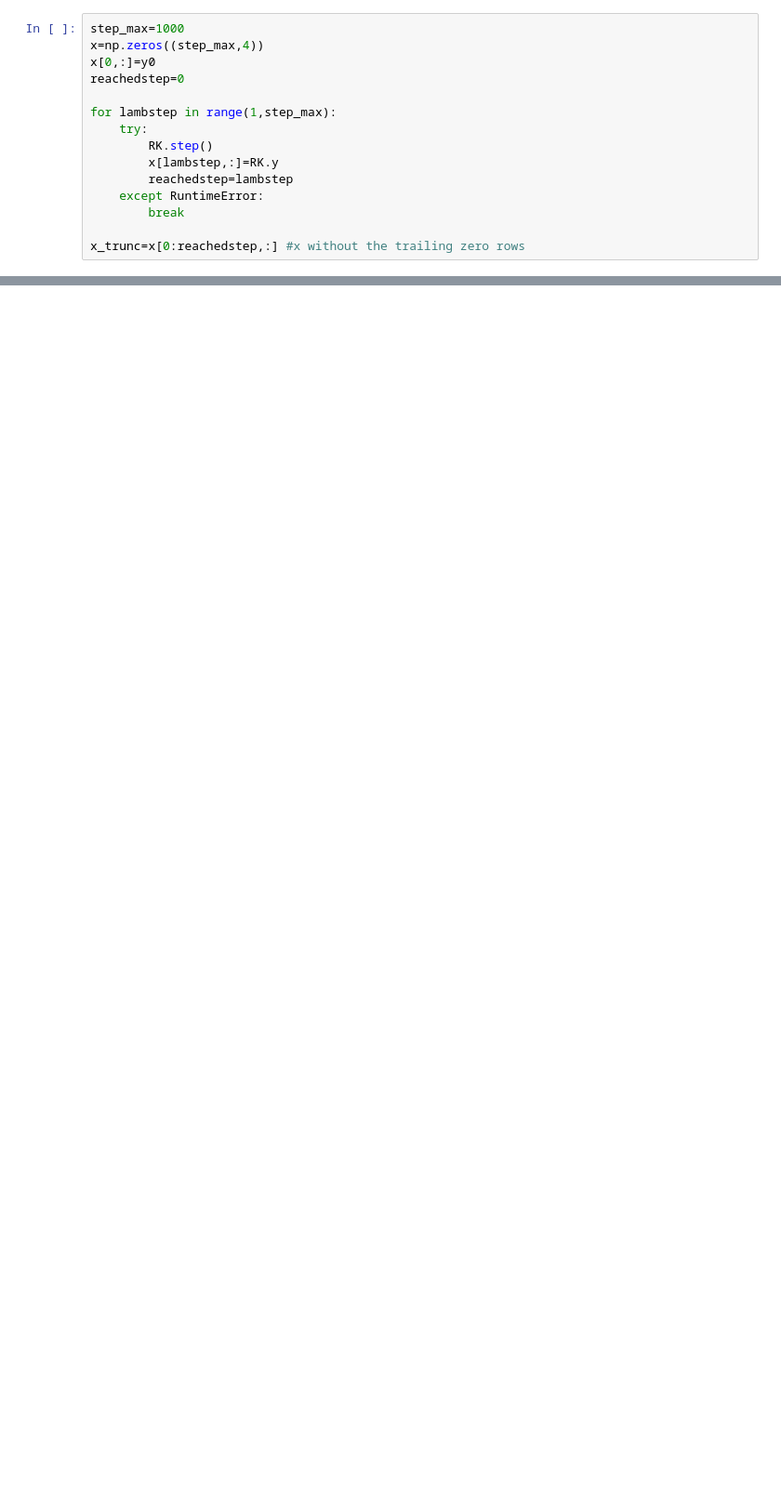
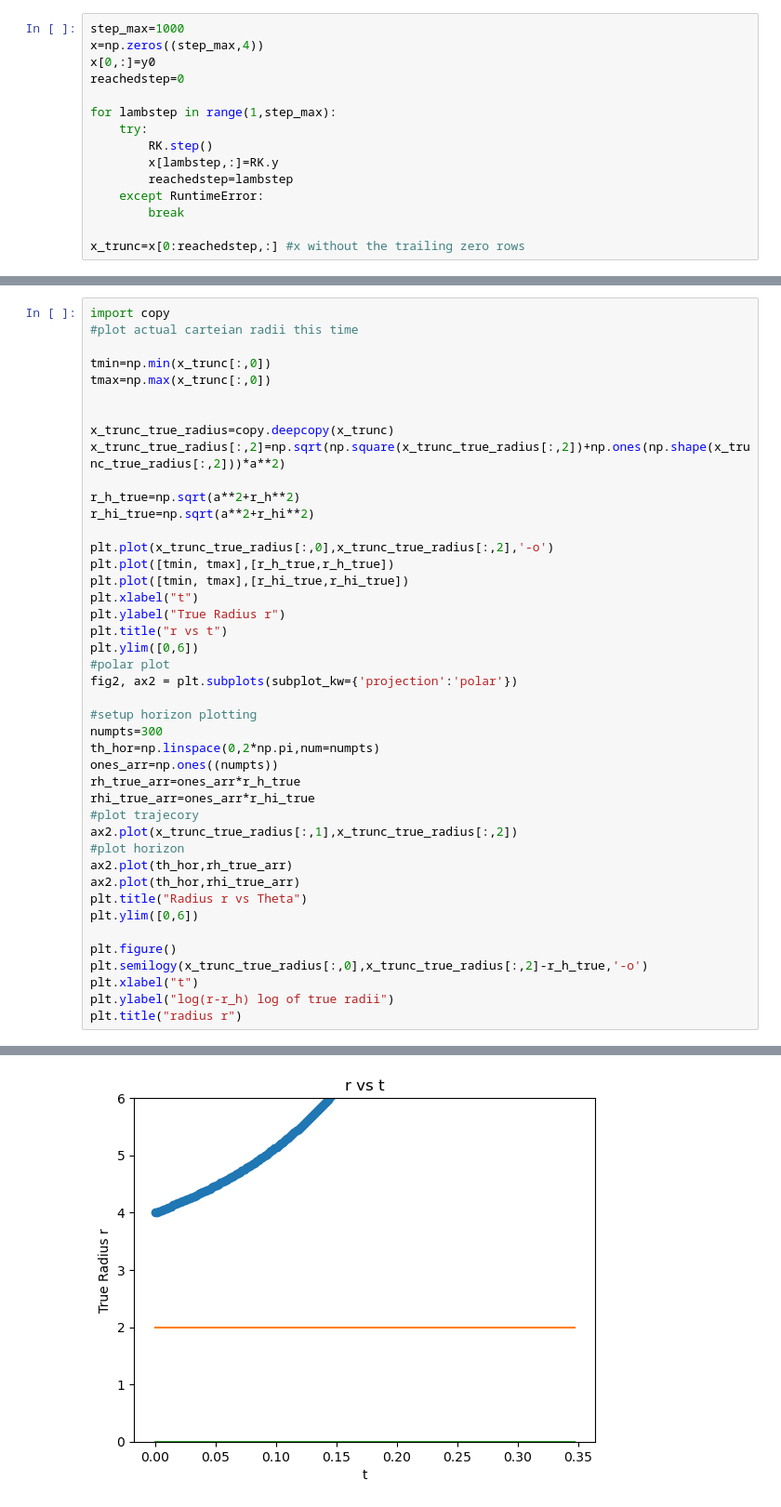
Before and after one commit to LordofDorknes/KerrSim, a Jupyter notebook: KerrLight.ipynb, the cells around one changed output, grey strips where cells are left out. Shown: that part at 93% size. Drawn from its saved outputs; the diff is of its cells as text; blank space fills up the shorter version.

```diff
--- a/KerrLight.ipynb
+++ b/KerrLight.ipynb
@@ -140,0 +147,44 @@ plt.ylabel("log(r-r_h)");
+# %%
+import copy
+#plot actual carteian radii this time
+
+tmin=np.min(x_trunc[:,0])
+tmax=np.max(x_trunc[:,0])
+
+
+x_trunc_true_radius=copy.deepcopy(x_trunc)
+x_trunc_true_radius[:,2]=np.sqrt(np.square(x_trunc_true_radius[:,2])+np.ones(np.shape(x_trunc_true_radius[:,2]))*a**2)
+
+r_h_true=np.sqrt(a**2+r_h**2)
+r_hi_true=np.sqrt(a**2+r_hi**2)
+
+plt.plot(x_trunc_true_radius[:,0],x_trunc_true_radius[:,2],'-o')
+plt.plot([tmin, tmax],[r_h_true,r_h_true])
+plt.plot([tmin, tmax],[r_hi_true,r_hi_true])
+plt.xlabel("t")
+plt.ylabel("True Radius r")
+plt.title("r vs t")
+plt.ylim([0,6])
+#polar plot
+fig2, ax2 = plt.subplots(subplot_kw={'projection':'polar'})
+
+#setup horizon plotting
+numpts=300
+th_hor=np.linspace(0,2*np.pi,num=numpts)
+ones_arr=np.ones((numpts))
+rh_true_arr=ones_arr*r_h_true
+rhi_true_arr=ones_arr*r_hi_true
+#plot trajecory
+ax2.plot(x_trunc_true_radius[:,1],x_trunc_true_radius[:,2])
+#plot horizon
+ax2.plot(th_hor,rh_true_arr)
+ax2.plot(th_hor,rhi_true_arr)
+plt.title("Radius r vs Theta")
+plt.ylim([0,6])
+
+plt.figure()
+plt.semilogy(x_trunc_true_radius[:,0],x_trunc_true_radius[:,2]-r_h_true,'-o')
+plt.xlabel("t")
+plt.ylabel("log(r-r_h) log of true radii")
+plt.title("radius r")
+# %% [output]
@@ -140,0 +192 @@ plt.ylabel("log(r-r_h)");
+[figure, added]
```
Also changed, not shown: parts of 4 cells of this notebook, 2 other files.
